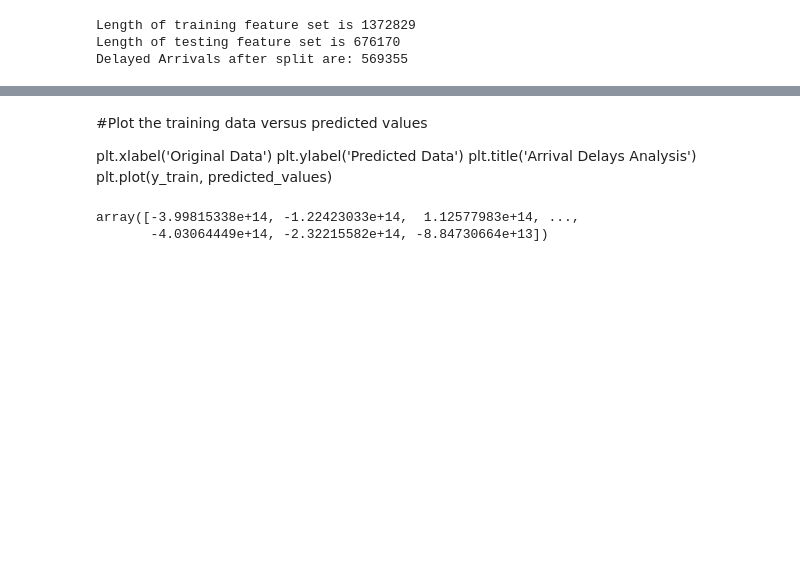
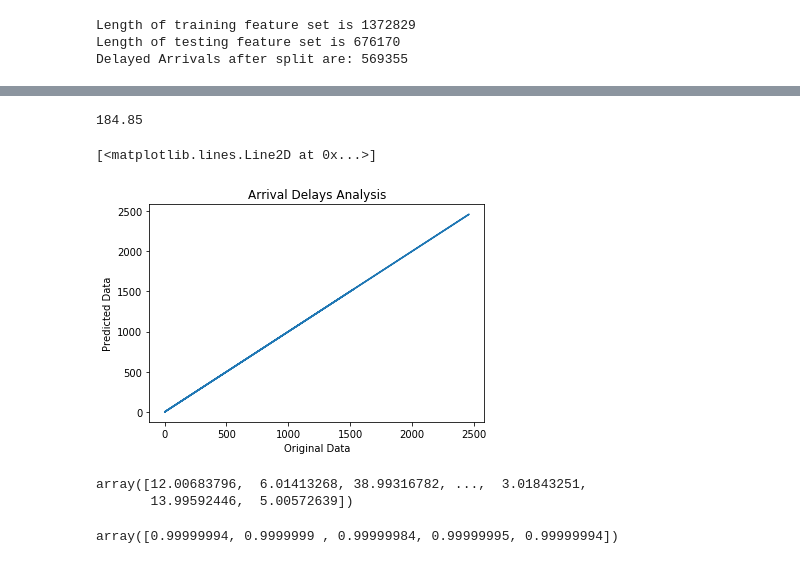
Before and after one commit to mu-mandayam/DataScience, a Jupyter notebook: Airline_Delays.ipynb, the cells around one changed output, grey strips where cells are left out. Cells and saved outputs as stored; diff of their text form; code cells hidden in the pictures; blank space fills up the shorter version.

```diff
--- a/Airline_Delays.ipynb
+++ b/Airline_Delays.ipynb
@@ -231,10 +231,13 @@ X_train.describe()
 | max | 2008.0 | 1.200000e+01 | 3.100000e+01 | 7.000000e+00 | 2.400000e+03 | 2.359000e+03 | 2.400000e+03 | 1.114000e+03 | ... |
 # %%
 # Run SGDRegressor model with a linear kernel on the reduced training data set
+from time import time
+
+start = time()
 
 from sklearn import linear_model
 
-sgd = linear_model.SGDRegressor(penalty='l1', alpha=0.1, max_iter=1000, tol=1e-3)
+sgd = linear_model.SGDRegressor(penalty='l1', learning_rate='optimal', alpha=0.1, max_iter=5000, tol=1e-3)
 
 sgd.fit(X_train, y_train)
 
@@ -244,15 +247,26 @@ sgd.score(X_train, y_train)
 
 from sklearn.model_selection import cross_val_score
 cross_val_score(sgd, X_train, y_train, cv=5)
+
+print(round(time()-start, 2))
+# %% [output]
+184.85
-# %% [markdown]
-#Plot the training data versus predicted values
-
-plt.xlabel('Original Data')
-plt.ylabel('Predicted Data')
-plt.title('Arrival Delays Analysis')
-plt.plot(y_train, predicted_values)
+# %%
+#Plot the training data versus predicted values
+
+plt.xlabel('Original Data')
+plt.ylabel('Predicted Data')
+plt.title('Arrival Delays Analysis')
+plt.plot(y_train, predicted_values)
+# %% [output]
+[<matplotlib.lines.Line2D at 0x...>]
+[figure, added]
 # %%
 predicted_values
 # %% [output]
-array([-3.99815338e+14, -1.22423033e+14,  1.12577983e+14, ...,
-       -4.03064449e+14, -2.32215582e+14, -8.84730664e+13])
+array([12.00683796,  6.01413268, 38.99316782, ...,  3.01843251,
+       13.99592446,  5.00572639])
+# %%
+cross_val_score(sgd, X_train, y_train, cv=5)
+# %% [output]
+array([0.99999994, 0.9999999 , 0.99999984, 0.99999995, 0.99999994])
```
